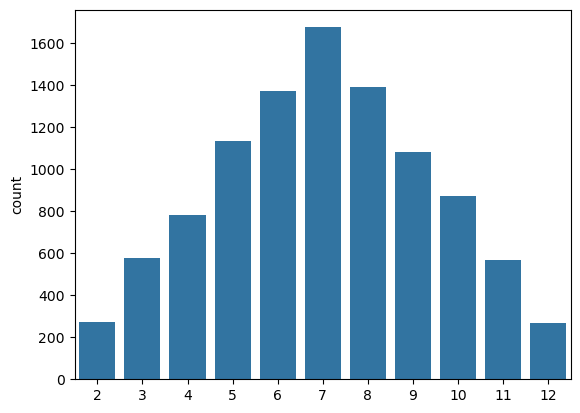
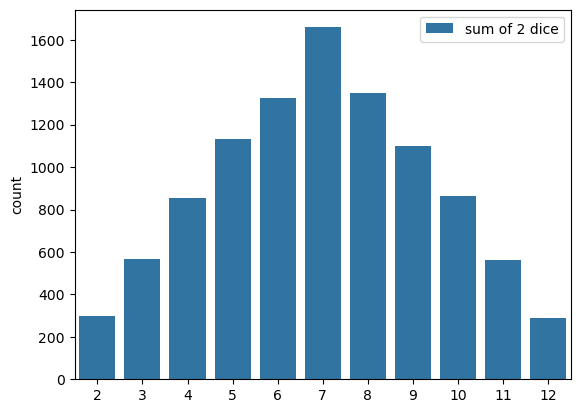
Code edit (unified diff) that turned the first committed figure into the second:
--- before
+++ after
@@ -2,4 +2,5 @@
 import random as rnd
 import seaborn as sns
+import matplotlib.pyplot as plt 
 
 """ is_6 = [(1,5), (2,4), (3,3), (4,2), (5,1)]
@@ -16,8 +17,11 @@
 totc = 36 # 6 * 6 possible outcomes
 p_is_7 = 6/36 
+print(f"propablity 2 dices sum up to 7 is: {p_is_7}")
+# validity check: all propabilities have to sum up to 1
 check = 1
-6/36 + 5/36 + 5/36 + 4/36 + 3/36 + 3/36 + 4/36 + 2/36 + 2/36 + 1/36 + 1 /36
+print ("Do found propabilities sum up to 1: " + str(math.isclose(check, 6/36 + 5/36 + 5/36 + 4/36 + 3/36 + 3/36 + 4/36 + 2/36 + 2/36 + 1/36 + 1 /36)))
 
 sums = [rnd.randint(1, 6) + rnd.randint(1, 6) for _ in range(10000)]
-sns.countplot(x = sums)
+sns.countplot(x = sums, label="sum of 2 dice")
 
+

Commit: further polishing